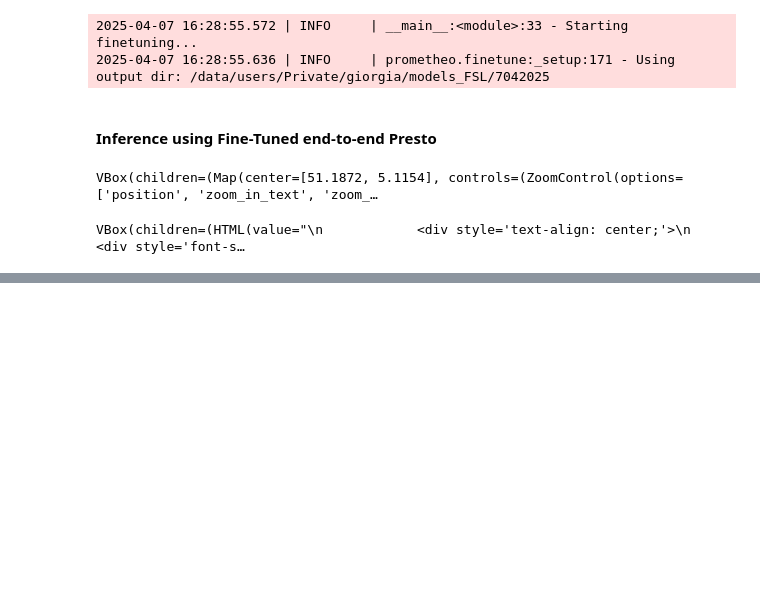
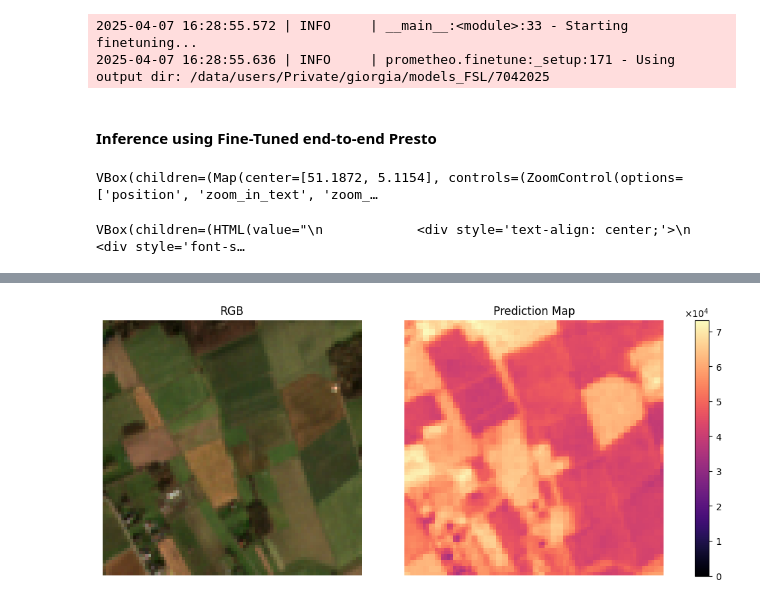
Before and after one commit to ScaleAGData/scaleag-vito, a Jupyter notebook: notebooks/few_shot_learning.ipynb, the cells around one changed output, grey strips where cells are left out. Cells and saved outputs as stored; diff of their text form; code cells hidden in the pictures; blank space fills up the shorter version.

Commit message:
updates for regression task. fixed plots

```diff
--- a/notebooks/few_shot_learning.ipynb
+++ b/notebooks/few_shot_learning.ipynb
@@ -436,7 +436,9 @@ presto_model = PrestoPredictor(
     compositing_window="dekad",
 )
 
-predictions = presto_model.predict(inference_file)
+predictions = presto_model.predict(inference_file, upper_bound=upper_bound, lower_bound=lower_bound)
 predictions_map = reshape_result(predictions, path_to_input_file=inference_file)
 # %%
-plot_results(prob_map=predictions_map, path_to_input_file=inference_file, task=task_type, ts_index=5)
+plot_results(predictions_map, path_to_input_file=inference_file, task=task_type, ts_index=5)
+# %% [output]
+[figure, added]
```
Also changed, not shown: parts of 8 cells of this notebook, 1 other file.
